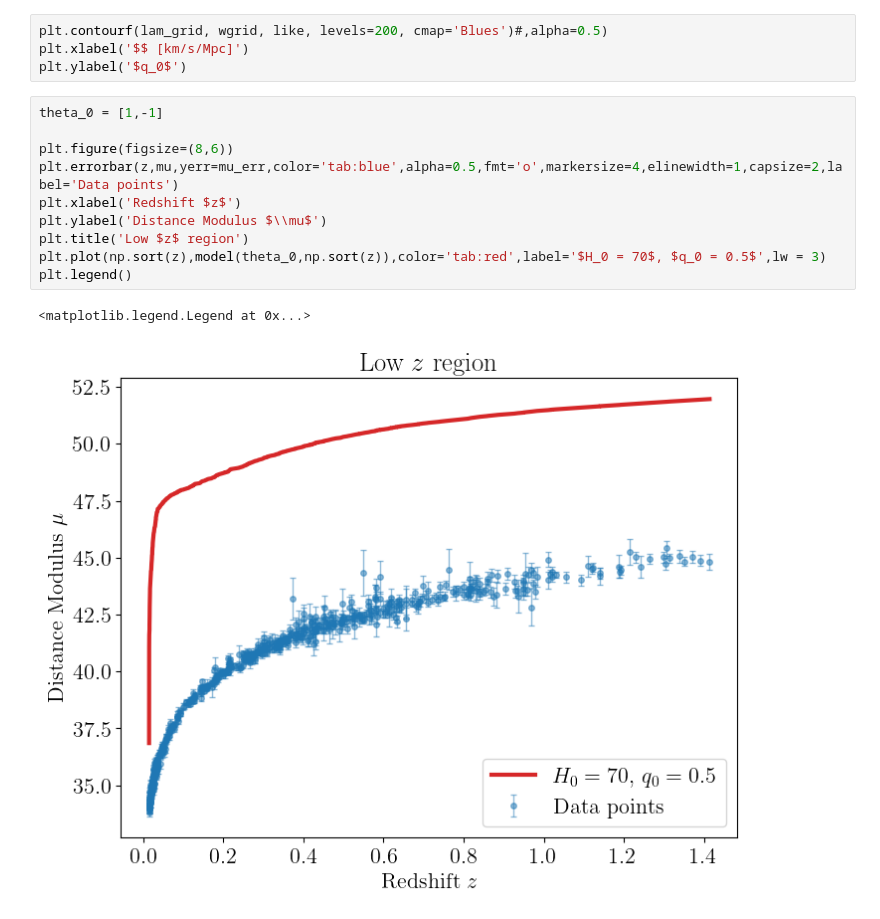
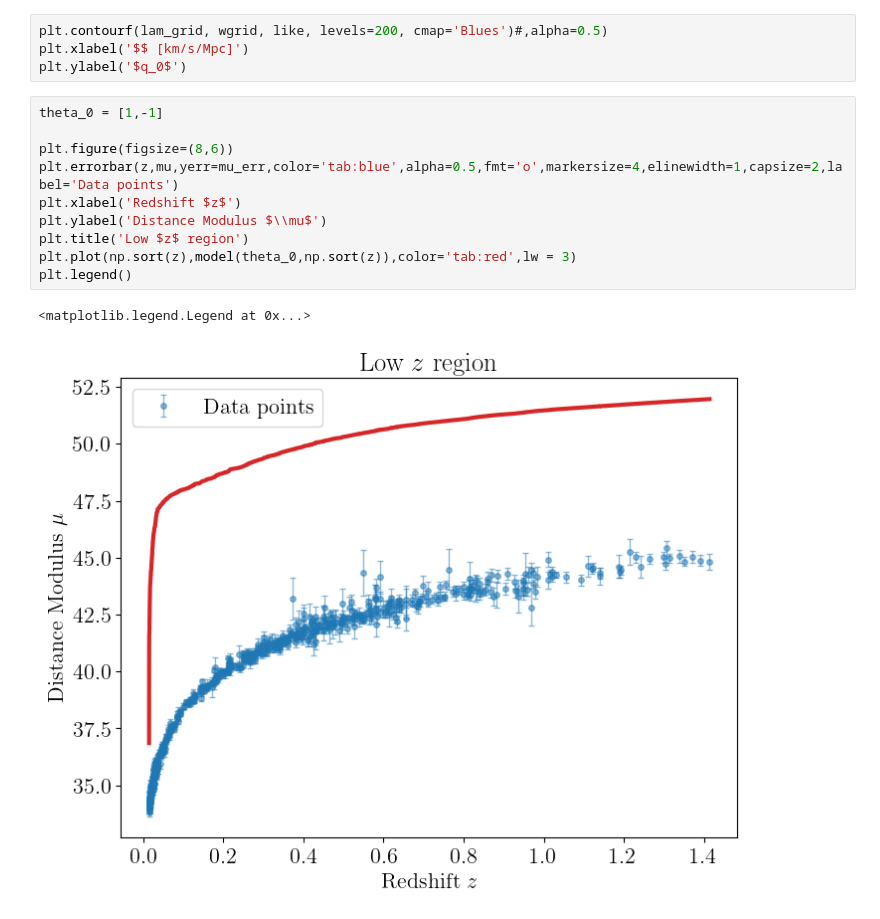
Before and after one commit to j-haralds/Advanced_sim, a Jupyter notebook: proj1_shared/proj1_2_jonatan.ipynb, the cells around one changed output. Drawn from its saved outputs; the diff is of its cells as text.

```diff
--- a/proj1_shared/proj1_2_jonatan.ipynb
+++ b/proj1_shared/proj1_2_jonatan.ipynb
@@ -213,13 +213,13 @@ plt.ylabel('$q_0$')
 # %%
 theta_0 = [1,-1]
 
 plt.figure(figsize=(8,6))
 plt.errorbar(z,mu,yerr=mu_err,color='tab:blue',alpha=0.5,fmt='o',markersize=4,elinewidth=1,capsize=2,label='Data points')
 plt.xlabel('Redshift $z$')
 plt.ylabel('Distance Modulus $\\mu$')
 plt.title('Low $z$ region')
-plt.plot(np.sort(z),model(theta_0,np.sort(z)),color='tab:red',label='$H_0 = 70$, $q_0 = 0.5$',lw = 3)
+plt.plot(np.sort(z),model(theta_0,np.sort(z)),color='tab:red',lw = 3)
 plt.legend()
 # %% [output]
 <matplotlib.legend.Legend at 0x...>
-[figure, old version]
+[figure, new version]
```
Also changed, not shown: parts of 1 cell of this notebook, 1 other file.
